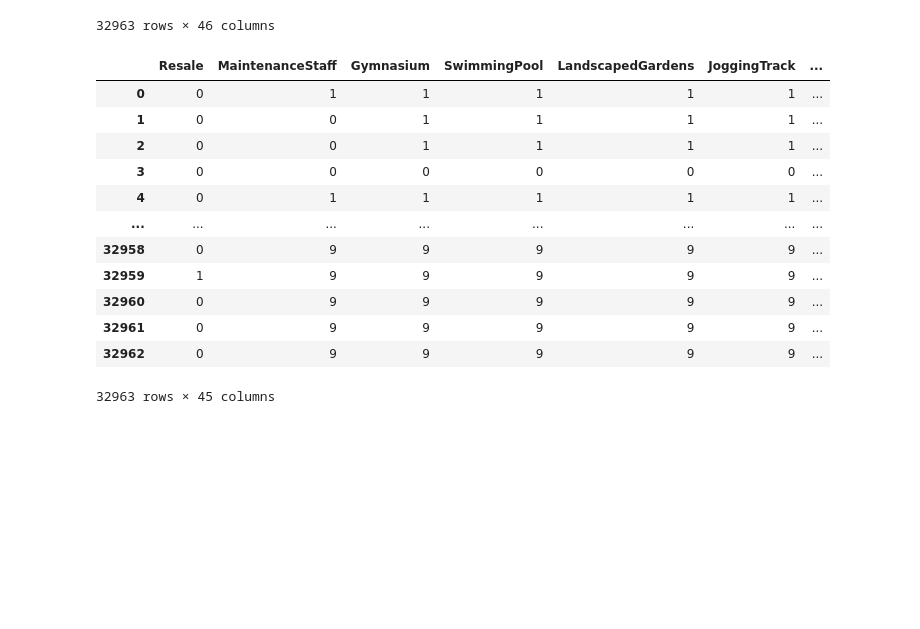
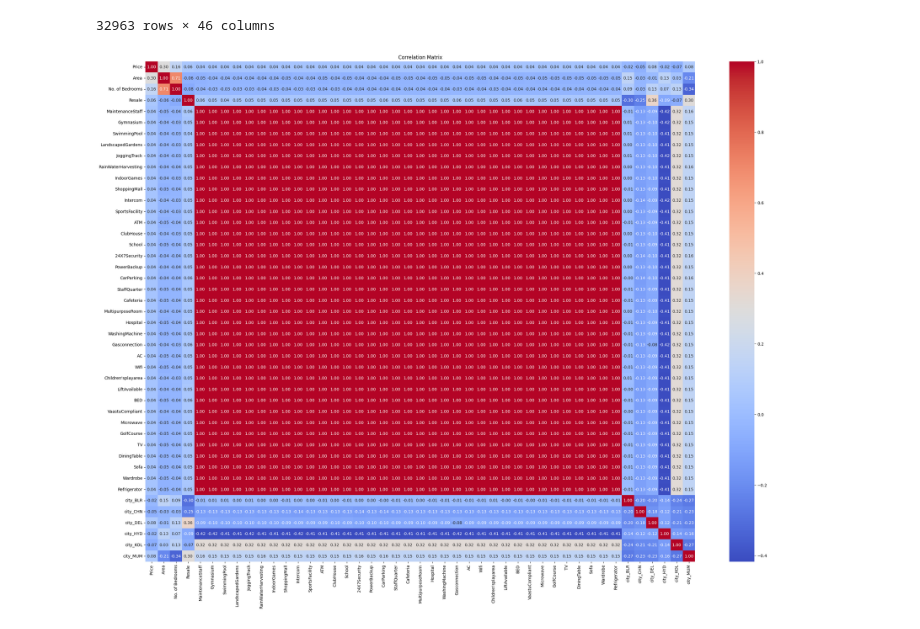
Before and after one commit to invincibleSachi/MachineLearning, a Jupyter notebook: ml/linear_regression/housing_price_pred_india.ipynb, the cells around one changed output. Saved outputs shown, nothing was run; the diff lists cells and outputs as text; code cells hidden in the pictures; blank space fills up the shorter version.

Commit message:
house prediction in indian metros

```diff
--- a/ml/linear_regression/housing_price_pred_india.ipynb
+++ b/ml/linear_regression/housing_price_pred_india.ipynb
@@ -84,25 +87,23 @@ df
 | 32961 | 2750000 | 995 | Mira Road East | 2 | 0 | 9 | 9 | 9 | ... |
 | 32962 | 2750000 | 1020 | Mira Road East | 2 | 0 | 9 | 9 | 9 | ... |
 32963 rows × 46 columns
-# %%
-from sklearn.preprocessing import StandardScaler
-from sklearn.preprocessing import MinMaxScaler
-col_to_scale=['Price','Area','No. of Bedrooms']
-stdscaler=MinMaxScaler()
-df[['price_Scaled','area_scaled','no_of_bedrooms_scaled']]=stdscaler.fit_transform(df[col_to_scale])
-df_processed=df.drop(col_to_scale,axis=1).drop(['Location'],axis=1)
-df_processed
-# %% [output]
-|  | Resale | MaintenanceStaff | Gymnasium | SwimmingPool | LandscapedGardens | JoggingTrack | ... |
-| 0 | 0 | 1 | 1 | 1 | 1 | 1 | ... |
-| 1 | 0 | 0 | 1 | 1 | 1 | 1 | ... |
-| 2 | 0 | 0 | 1 | 1 | 1 | 1 | ... |
-| 3 | 0 | 0 | 0 | 0 | 0 | 0 | ... |
-| 4 | 0 | 1 | 1 | 1 | 1 | 1 | ... |
-| ... | ... | ... | ... | ... | ... | ... | ... |
-| 32958 | 0 | 9 | 9 | 9 | 9 | 9 | ... |
-| 32959 | 1 | 9 | 9 | 9 | 9 | 9 | ... |
-| 32960 | 0 | 9 | 9 | 9 | 9 | 9 | ... |
-| 32961 | 0 | 9 | 9 | 9 | 9 | 9 | ... |
-| 32962 | 0 | 9 | 9 | 9 | 9 | 9 | ... |
-32963 rows × 45 columns
+# %%
+from sklearn.preprocessing import StandardScaler
+from sklearn.preprocessing import MinMaxScaler
+
+
+col_to_scale=['Area','No. of Bedrooms','Price','MaintenanceStaff','Gymnasium','SwimmingPool','LandscapedGardens','JoggingTrack','RainWaterHarvesting','IndoorGames','ShoppingMall','Intercom','SportsFacility',	'ATM',	'ClubHouse','School','24X7Security','PowerBackup','CarParking','StaffQuarter','Cafeteria','MultipurposeRoom','Hospital','WashingMachine','Gasconnection','AC','Wifi','Children\'splayarea','LiftAvailable','BED','VaastuCompliant','Microwave', 'GolfCourse','TV','DiningTable','Sofa','Wardrobe','Refrigerator']
+stdscaler=StandardScaler()
+df[col_to_scale]=stdscaler.fit_transform(df[col_to_scale])
+Y=df['Price']
+df=df.drop(['Location'],axis=1)
+# X=df_processed
+# df_processed
+# Assuming df is your DataFrame
+correlation_matrix = df.corr()
+plt.figure(figsize=(30, 22))
+sns.heatmap(correlation_matrix, annot=True, cmap='coolwarm', fmt='.2f')
+plt.title('Correlation Matrix')
+plt.show()
+# %% [output]
+[figure, added]
```
Also changed, not shown: parts of 7 cells of this notebook, 2 other files.
